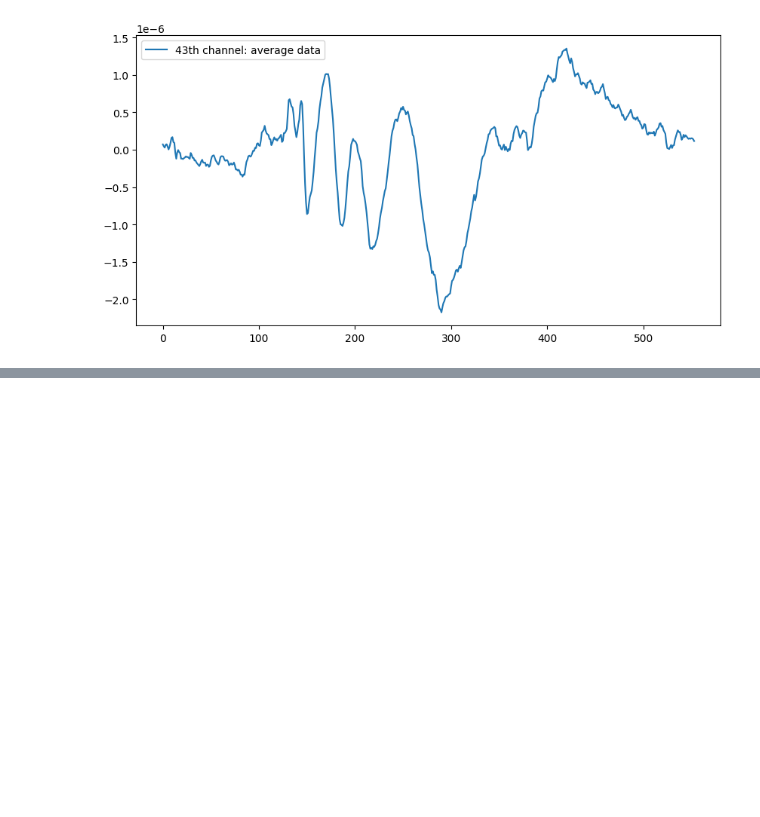
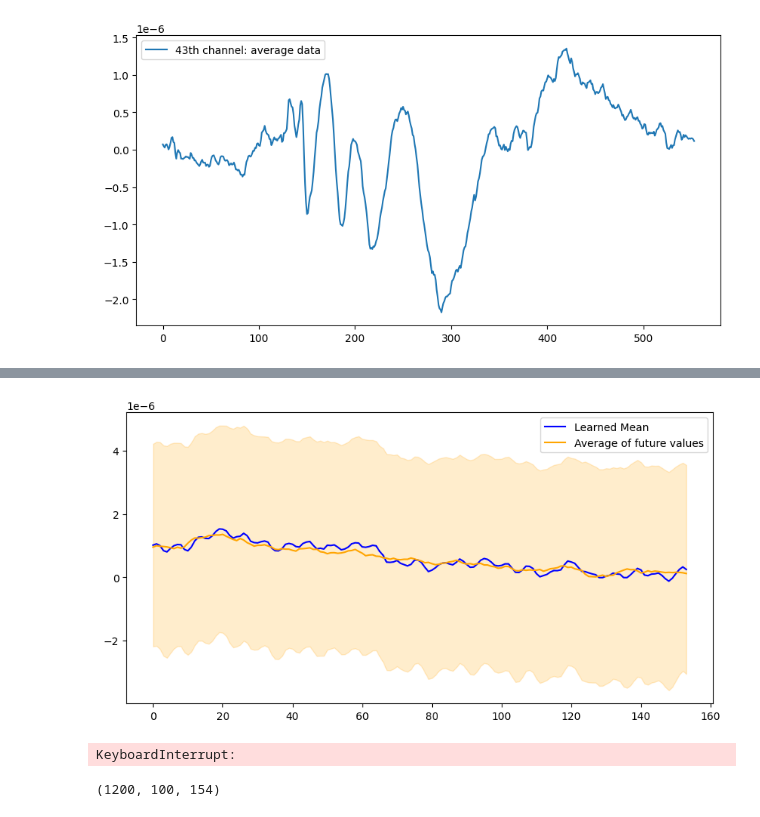
Before and after one commit to allshaks/eeg_llm, a Jupyter notebook: Transformer_on_EEG_data.ipynb, the cells around one changed output, grey strips where cells are left out. Cells and saved outputs as stored; diff of their text form; code cells hidden in the pictures; blank space fills up the shorter version.

```diff
--- a/Transformer_on_EEG_data.ipynb
+++ b/Transformer_on_EEG_data.ipynb
@@ -134,7 +117,7 @@ optim = Adam(model.parameters(), lr=1e-3)
 # store the params
 params_lst = []
 # Define the number of epochs
-num_epochs = 20
+num_epochs = 5
 
 # iterate over all epochs
 for epoch in range(num_epochs):
@@ -145,6 +128,7 @@ for epoch in range(num_epochs):
     # iterate over each batch
     for batch in ch_train_loader:
         past_values, future_values = split_past_future(batch[0], num_future_points=num_future_points)
+
         batch_dict = {
             "past_values": past_values,  # (batch_size, input_length, input_size)
             "future_values": future_values,  # (batch_size, prediction_length, input_size)
@@ -187,0 +203,60 @@ KeyboardInterrupt:
+# %%
+epoch_df = pd.DataFrame(epoch_dict.tolist())
+# %%
+ep = 4
+samples = epoch_df.shape[1]
+t = [i for i in range(samples)]
+mu_across_samples = epoch_df.loc[ep, :].apply(lambda x: x["mu"]).values
+sigma_across_samples = epoch_df.loc[ep, :].apply(lambda x: x["sigma"]).values
+# %%
+pl = 154
+ch = 42
+plt.figure(figsize=(10, 5))
+plt.plot(t, mu_across_samples, label="Learned Mean", color='blue')
+plt.plot(t, avg_data[-pl:, ch], label="Average of future values", color='orange')
+plt.fill_between(t,
+                 [m - s for m, s in zip(mu_across_samples, sigma_across_samples)],
+                 [m + s for m, s in zip(mu_across_samples, sigma_across_samples)],
+                color='orange',
+                alpha=0.2,
+)
+
+plt.legend()
+plt.show()
+# %% [output]
+[figure, added]
+# %%
+# define the prediction length for testing
+prediciton_length = 154
+generated_predicitons = []
+
+# iterate over each batch
+for batch in ch_test_loader:
+
+    past_values, future_values = split_past_future(batch[0], num_future_points=prediciton_length)
+
+    batch = {
+            "past_values": past_values,  # (batch_size, input_length, input_size)
+            "future_values": future_values,  # (batch_size, prediction_length, input_size)
+            "past_time_features": torch.arange(past_values.size(1)).unsqueeze(0).unsqueeze(2).float().repeat(past_values.size(0), 1, 1),  # (batch_size, seq_length, 1)
+            "past_observed_mask": torch.ones_like(past_values),  # (batch_size, seq_length, input_size)
+            "future_time_features": torch.arange(past_values.size(1), past_values.size(1) + num_future_points).unsqueeze(0).unsqueeze(2).float().repeat(future_values.size(0), 1, 1),  # (batch_size, prediction_length, 1)
+        }
+
+    # set the model to evaluation mode
+    model.eval()
+
+    # create predicitons
+    with torch.no_grad():
+        predictions=model.generate(
+            past_values=batch["past_values"],
+            past_time_features=batch["past_time_features"],
+            future_time_features=batch["future_time_features"],
+            past_observed_mask=batch["past_observed_mask"],
+        )
+
+    generated_batch_predictions = predictions.sequences
+    if generated_batch_predictions.shape[0] == 16:
+        generated_predicitons.append(generated_batch_predictions)
+# %% [output]
+KeyboardInterrupt:
@@ -187,0 +271,4 @@ KeyboardInterrupt:
+# %%
+generated_predicitons.shape
+# %% [output]
+(1200, 100, 154)
```
Also changed, not shown: parts of 7 cells of this notebook, 2 other files.
